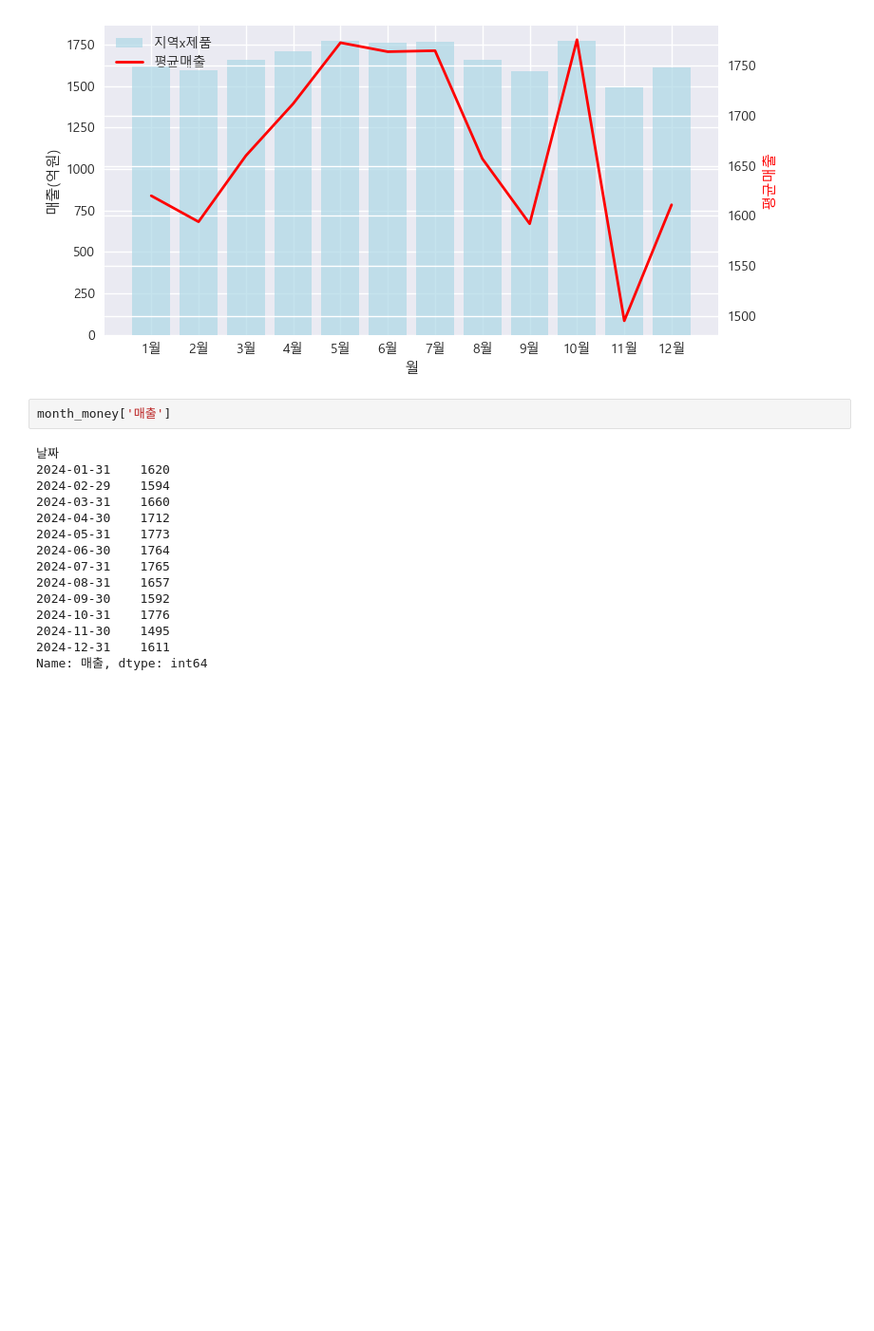
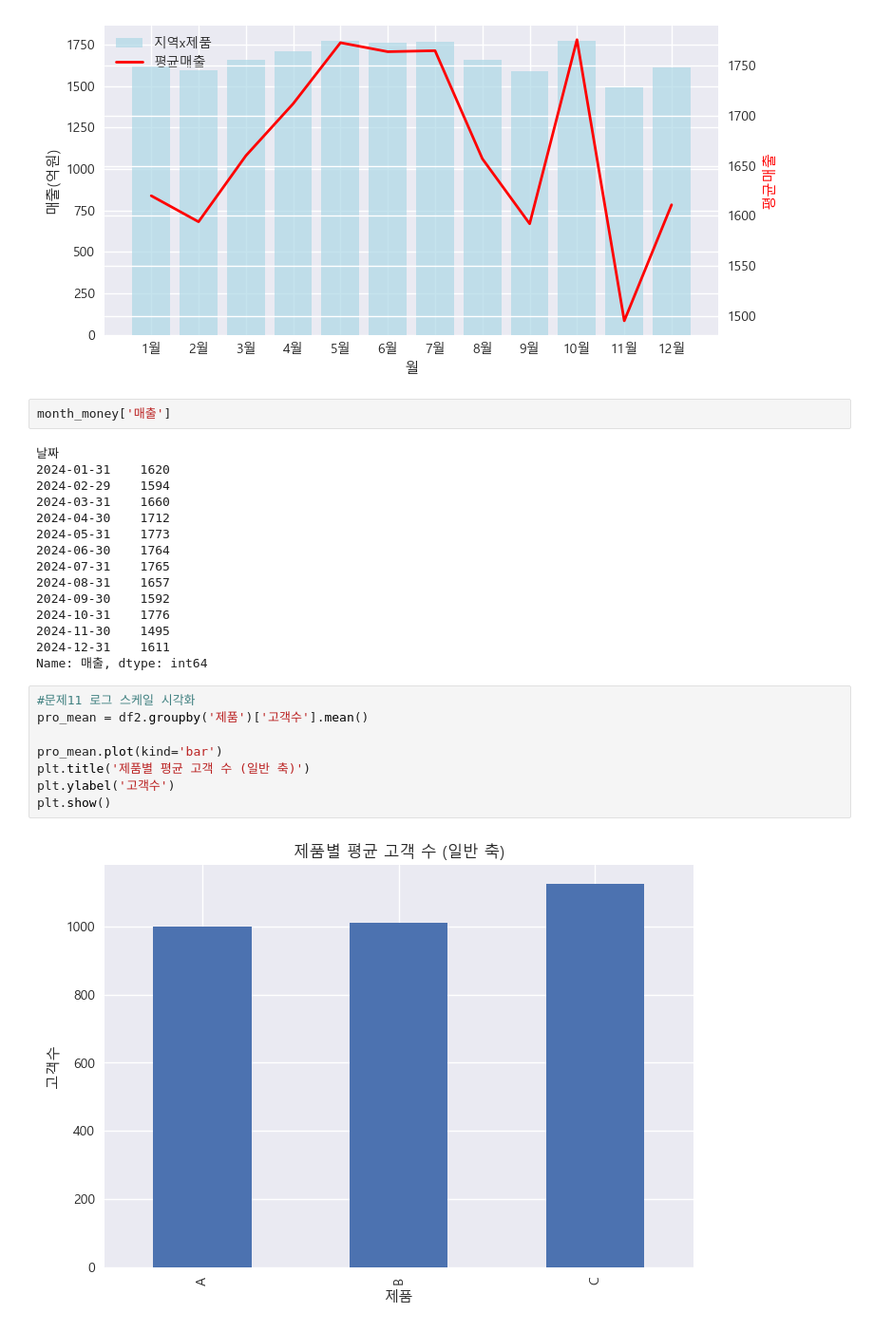
Before and after one commit to ShinJooHyeop/fintech3, a Jupyter notebook: 06machin_learning/numpy연습문제3.ipynb, the cells around one changed output. Shown at 95% size. Drawn from its saved outputs; the diff is of its cells as text; blank space fills up the shorter version.

```diff
--- a/06machin_learning/numpy연습문제3.ipynb
+++ b/06machin_learning/numpy연습문제3.ipynb
@@ -174,3 +174,13 @@ month_money['매출']
 2024-11-30    1495
 2024-12-31    1611
 Name: 매출, dtype: int64
+# %%
+#문제11 로그 스케일 시각화
+pro_mean = df2.groupby('제품')['고객수'].mean()
+
+pro_mean.plot(kind='bar')
+plt.title('제품별 평균 고객 수 (일반 축)')
+plt.ylabel('고객수')
+plt.show()
+# %% [output]
+[figure, added]
```
Also changed, not shown: parts of 5 cells of this notebook, 4 other files.
